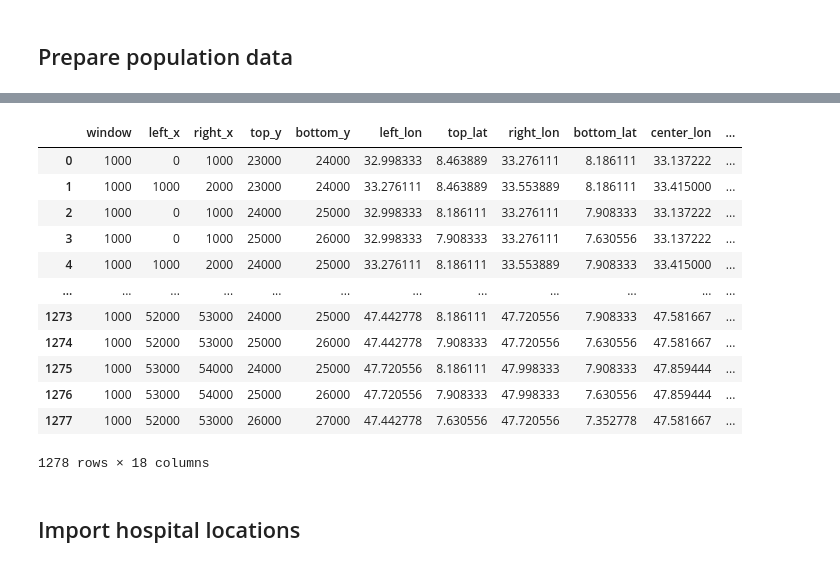
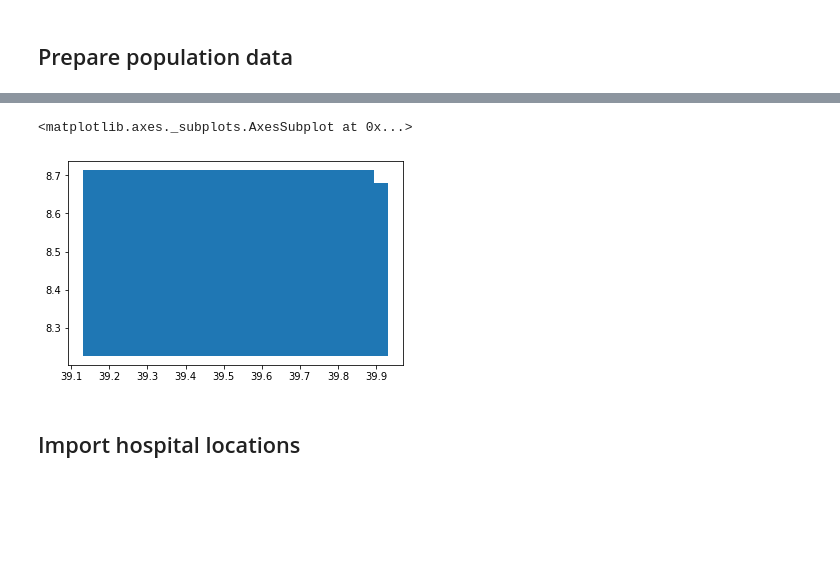
Before and after one commit to tfeenergy/Ethiopia-hospitals-covid19, a Jupyter notebook: Ethiopia COVID.ipynb, the cells around one changed output, grey strips where cells are left out. Drawn from its saved outputs; the diff is of its cells as text; code cells hidden in the pictures; blank space fills up the shorter version.

```diff
--- a/Ethiopia COVID.ipynb
+++ b/Ethiopia COVID.ipynb
@@ -70,22 +70,13 @@ We have 1278 regions of size 1000, 1278 with population >0
 # %%
 #transform into GeoDataFrame
-origins=gpd.GeoDataFrame(origins,crs='epsg:4326', geometry=[Point(xy) for xy in zip(origins['center_lon'], origins['center_lat'])])
+origins=gpd.GeoDataFrame(origins,crs=CRS, geometry=[Point(xy) for xy in zip(origins['center_lon'], origins['center_lat'])])
 origins.geometry=origins.apply(lambda r: box(r.left_lon, r.bottom_lat, r.right_lon, r.top_lat, ccw=False),axis=1)
-origins.reset_index(drop=True)
+origins = origins.reset_index(drop=True)
-# %% [output]
-|  | window | left_x | right_x | top_y | bottom_y | left_lon | top_lat | right_lon | bottom_lat | center_lon | ... |
-| 0 | 1000 | 0 | 1000 | 23000 | 24000 | 32.998333 | 8.463889 | 33.276111 | 8.186111 | 33.137222 | ... |
-| 1 | 1000 | 1000 | 2000 | 23000 | 24000 | 33.276111 | 8.463889 | 33.553889 | 8.186111 | 33.415000 | ... |
-| 2 | 1000 | 0 | 1000 | 24000 | 25000 | 32.998333 | 8.186111 | 33.276111 | 7.908333 | 33.137222 | ... |
-| 3 | 1000 | 0 | 1000 | 25000 | 26000 | 32.998333 | 7.908333 | 33.276111 | 7.630556 | 33.137222 | ... |
-| 4 | 1000 | 1000 | 2000 | 24000 | 25000 | 33.276111 | 8.186111 | 33.553889 | 7.908333 | 33.415000 | ... |
-| ... | ... | ... | ... | ... | ... | ... | ... | ... | ... | ... | ... |
-| 1273 | 1000 | 52000 | 53000 | 24000 | 25000 | 47.442778 | 8.186111 | 47.720556 | 7.908333 | 47.581667 | ... |
-| 1274 | 1000 | 52000 | 53000 | 25000 | 26000 | 47.442778 | 7.908333 | 47.720556 | 7.630556 | 47.581667 | ... |
-| 1275 | 1000 | 53000 | 54000 | 24000 | 25000 | 47.720556 | 8.186111 | 47.998333 | 7.908333 | 47.859444 | ... |
-| 1276 | 1000 | 53000 | 54000 | 25000 | 26000 | 47.720556 | 7.908333 | 47.998333 | 7.630556 | 47.859444 | ... |
-| 1277 | 1000 | 52000 | 53000 | 26000 | 27000 | 47.442778 | 7.630556 | 47.720556 | 7.352778 | 47.581667 | ... |
-1278 rows × 18 columns
+# %%
+origins.plot()
+# %% [output]
+<matplotlib.axes._subplots.AxesSubplot at 0x...>
+[figure, added]
 # %%
 # save shapefile
 origins.to_file(driver = 'GeoJSON', filename= PROCESSEDFILEPATH+'/origins_'+str(len(origins))+'.geojson')
```
Also changed, not shown: parts of 8 cells of this notebook.
